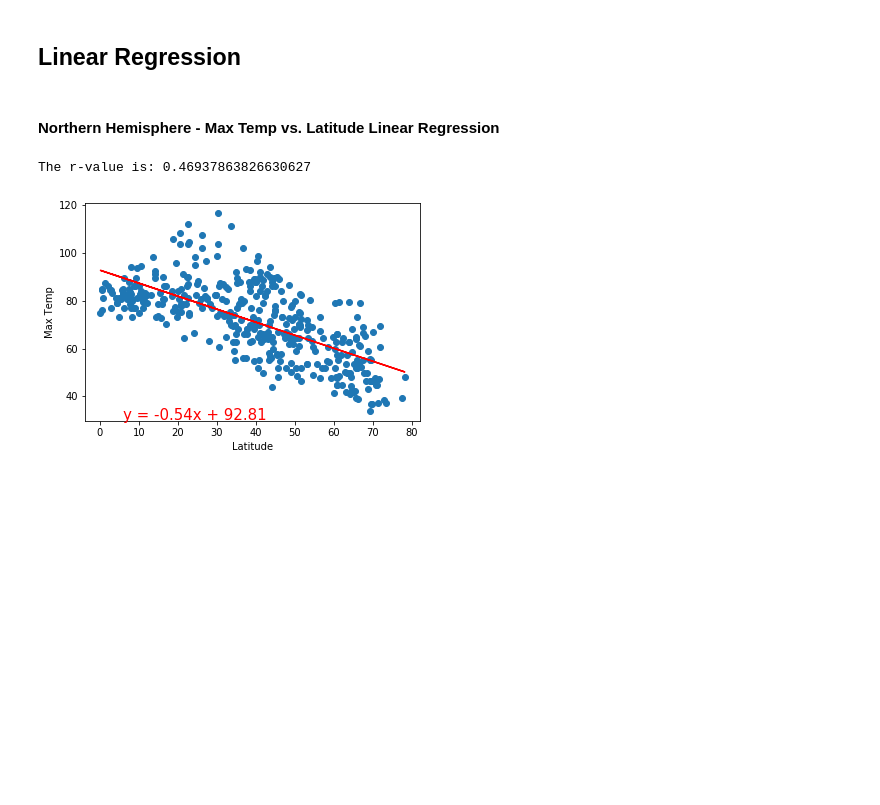
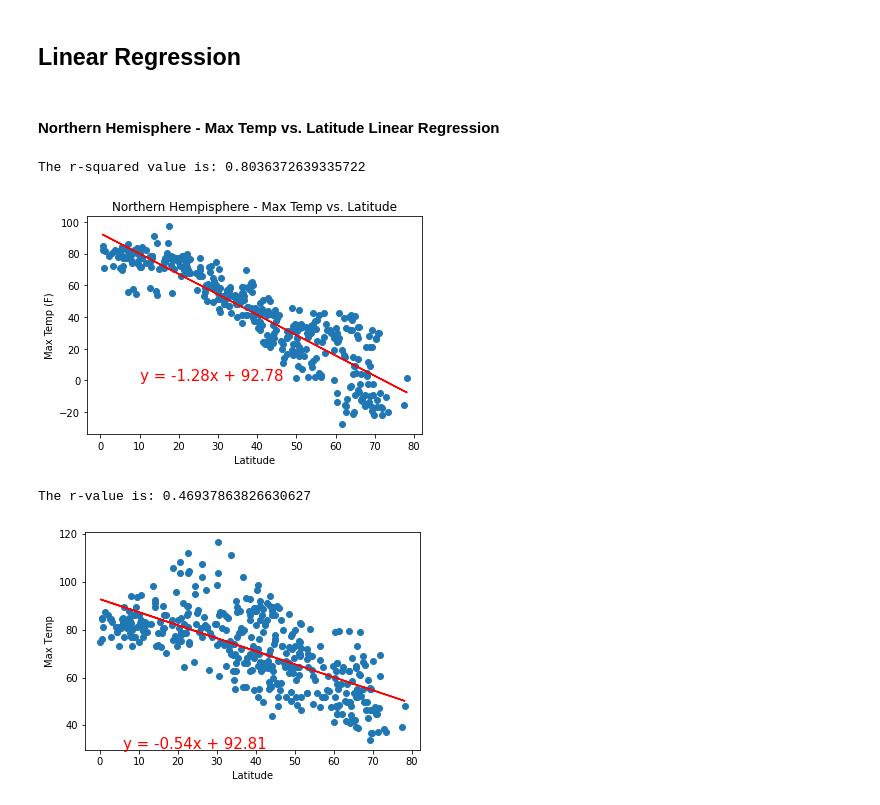
Before and after one commit to ccgrace/python-api-challenge, a Jupyter notebook: WeatherPy/WeatherPy.ipynb, the cells around one changed output. Saved outputs shown, nothing was run; the diff lists cells and outputs as text; code cells hidden in the pictures; blank space fills up the shorter version.

```diff
--- a/WeatherPy/WeatherPy.ipynb
+++ b/WeatherPy/WeatherPy.ipynb
@@ -246,7 +245,31 @@ plt.title("City Latitude vs. Cloudiness");
 # %% [markdown]
 ## Linear Regression
+# %%
+#seperates data frame into norhtern and southern hemispheres
+northern_city_wx = city_wx[city_wx["Lat"]>=0]
+southern_city_wx = city_wx[city_wx["Lat"]<0]
 # %% [markdown]
 ####  Northern Hemisphere - Max Temp vs. Latitude Linear Regression
+# %%
+north_lats = northern_city_wx["Lat"]
+north_temps = northern_city_wx["Max Temp"]
+
+(slope, intercept, rvalue, pvalue, stderr) = linregress(north_lats, north_temps)
+
+regress_values = north_lats * slope + intercept
+line_eq = "y = " + str(round(slope,2)) + "x + " + str(round(intercept,2))
+
+plt.scatter(north_lats, north_temps)
+plt.plot(north_lats, regress_values, "r-")
+plt.annotate(line_eq,(10,0),fontsize=15,color="red")
+print(f"The r-squared value is: {rvalue**2}")
+plt.xlabel("Latitude")
+plt.ylabel("Max Temp (F)")
+plt.title("Northern Hempisphere - Max Temp vs. Latitude")
+plt.savefig("../Output Data File/Norther Hemisphere Max Temps.png")
+# %% [output]
+The r-squared value is: 0.8036372639335722
+[figure, added]
 # %%
 # %% [output]
 The r-value is: 0.46937863826630627
```
Also changed, not shown: parts of 3 cells of this notebook, 2 other files.
